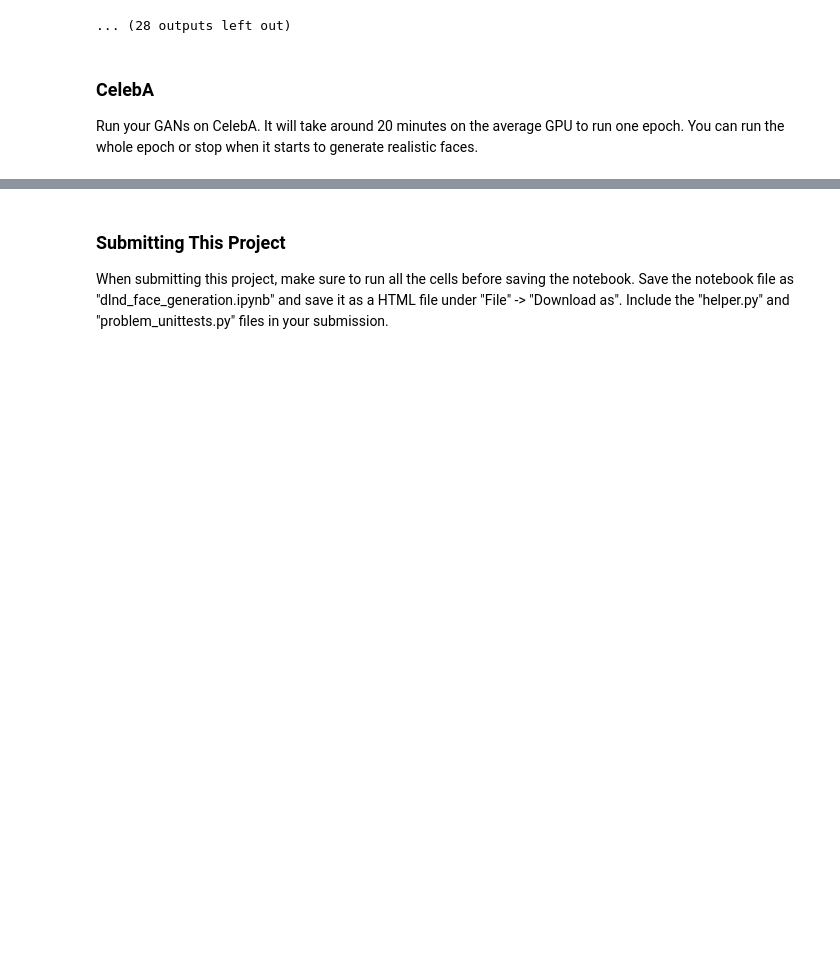
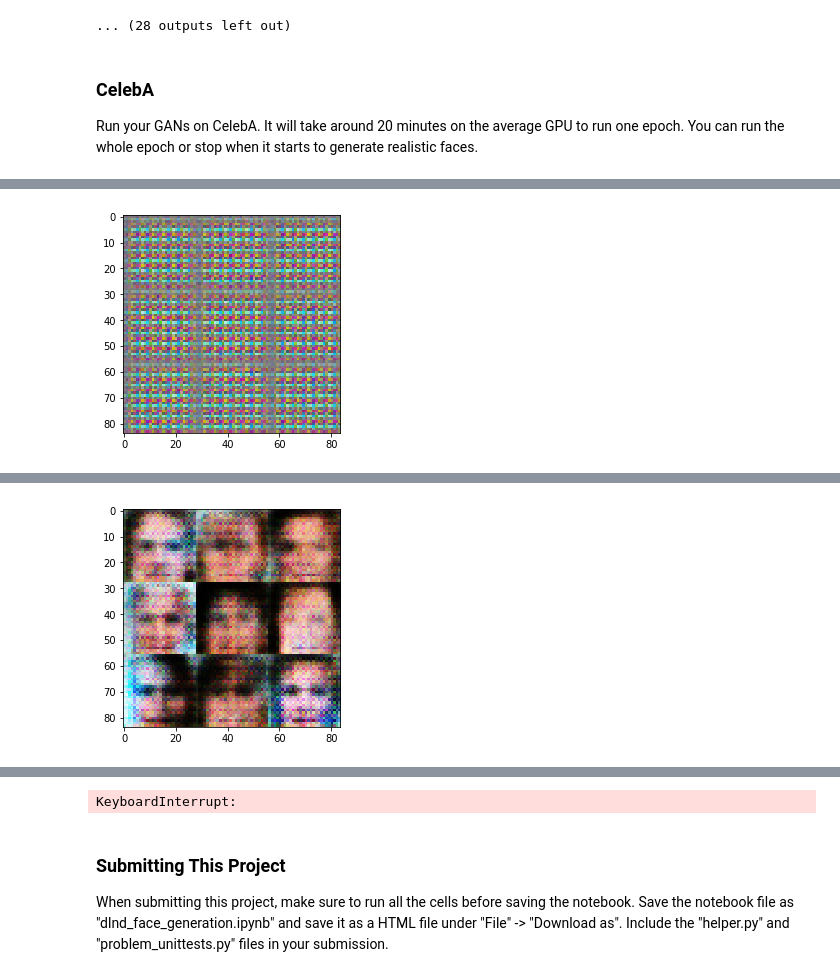
Before and after one commit to vijaykyr/udacity-dlnd, a Jupyter notebook: project_5_face_generation/dlnd_face_generation.ipynb, the cells around one changed output, grey strips where cells are left out. Saved outputs shown, nothing was run; the diff lists cells and outputs as text; code cells hidden in the pictures; blank space fills up the shorter version.

```diff
--- a/project_5_face_generation/dlnd_face_generation.ipynb
+++ b/project_5_face_generation/dlnd_face_generation.ipynb
@@ -539,0 +499,17 @@ Epoch 1/1... Discriminator Loss: 1.2634... Generator Loss: 0.8704
+# %%
+batch_size = 64
+z_dim = 100
+learning_rate = .0001
+beta1 = 0.1
+
+
+"""
+DON'T MODIFY ANYTHING IN THIS CELL THAT IS BELOW THIS LINE
+"""
+epochs = 1
+
+celeba_dataset = helper.Dataset('celeba', glob(os.path.join(data_dir, 'img_align_celeba/*.jpg')))
+with tf.Graph().as_default():
+    train(epochs, batch_size, z_dim, learning_rate, beta1, celeba_dataset.get_batches,
+          celeba_dataset.shape, celeba_dataset.image_mode)
+# %% [output]
@@ -539,0 +517 @@ Epoch 1/1... Discriminator Loss: 1.2634... Generator Loss: 0.8704
+[figure, added]
@@ -539,0 +528 @@ Epoch 1/1... Discriminator Loss: 1.2634... Generator Loss: 0.8704
+[figure, added]
@@ -540,3 +532,4 @@ Epoch 1/1... Discriminator Loss: 1.2634... Generator Loss: 0.8704
+KeyboardInterrupt:
 # %% [markdown]
 ### Submitting This Project
 When submitting this project, make sure to run all the cells before saving the notebook. Save the notebook file as "dlnd_face_generation.ipynb" and save it as a HTML file under "File" -> "Download as". Include the "helper.py" and "problem_unittests.py" files in your submission.
```
Also changed, not shown: parts of 3 cells of this notebook.
